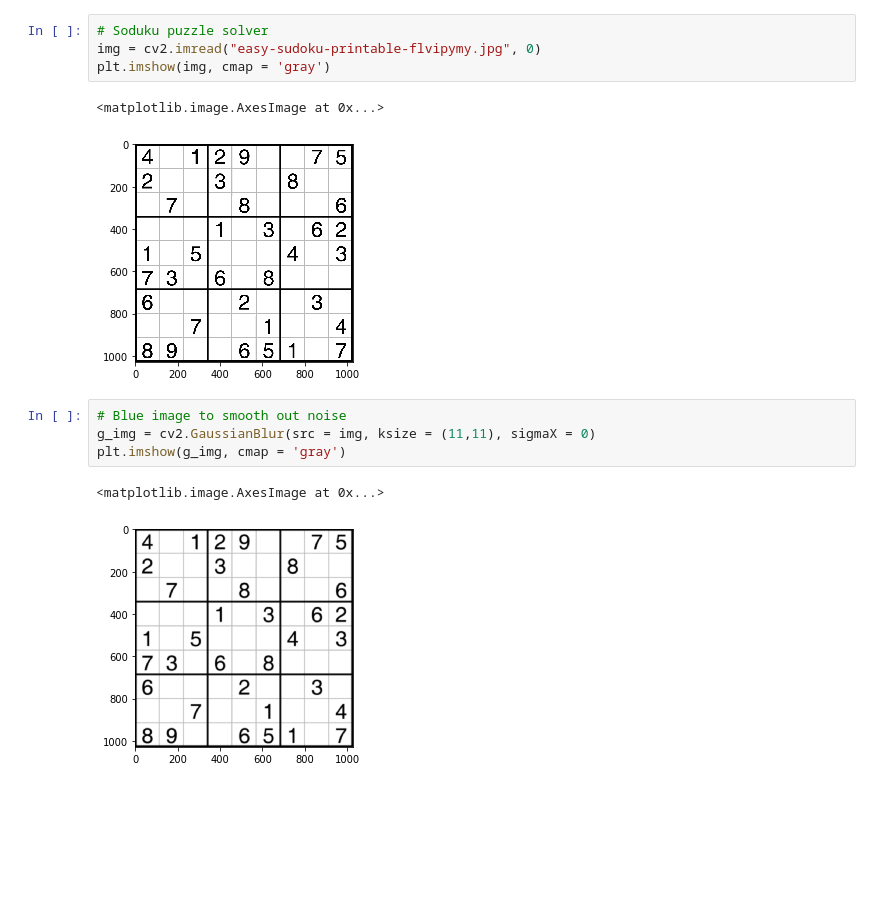
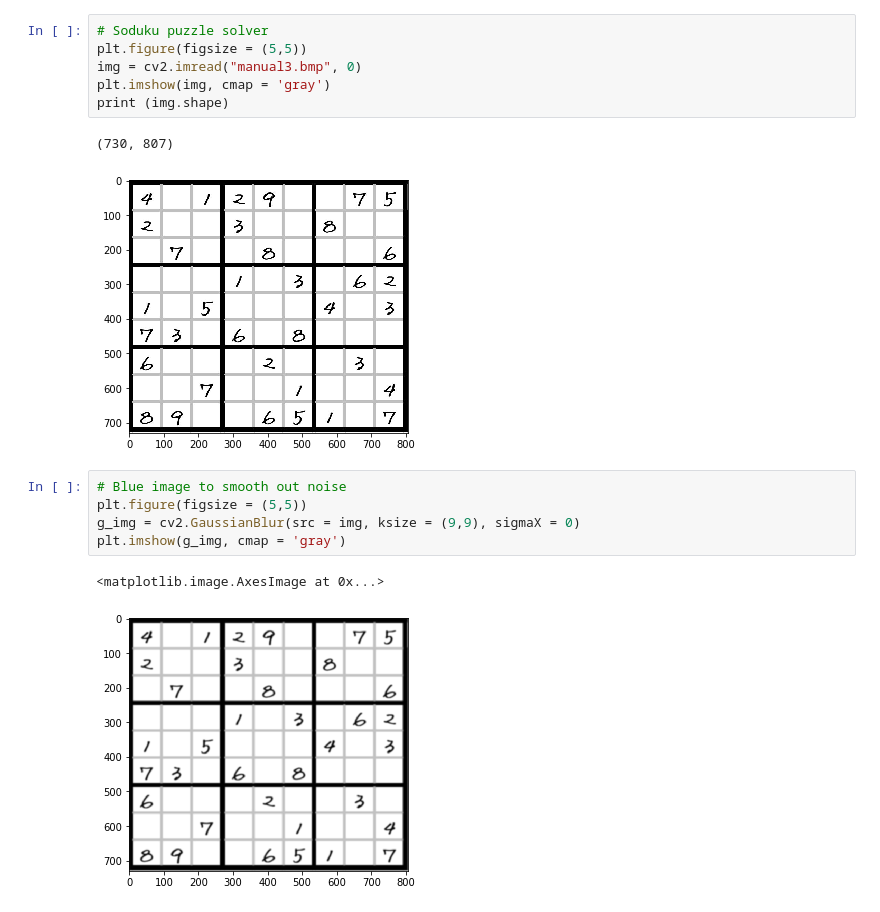
Before and after one commit to yu-zou/SudokuSolver, a Jupyter notebook: SodukuGrabber.ipynb, the cells around one changed output. Cells and saved outputs as stored; diff of their text form; blank space fills up the shorter version.

```diff
--- a/SodukuGrabber.ipynb
+++ b/SodukuGrabber.ipynb
@@ -112,18 +124,21 @@ num_epoch: 13, training loss: 0.002351, traing accuracy: 0.999382
 testing accuracy: 0.993000
 # %%
 # Soduku puzzle solver
-img = cv2.imread("easy-sudoku-printable-flvipymy.jpg", 0)
+plt.figure(figsize = (5,5))
+img = cv2.imread("manual3.bmp", 0)
 plt.imshow(img, cmap = 'gray')
+print (img.shape)
 # %% [output]
-<matplotlib.image.AxesImage at 0x...>
+(730, 807)
-[figure, old version]
+[figure, new version]
 # %%
 # Blue image to smooth out noise
-g_img = cv2.GaussianBlur(src = img, ksize = (11,11), sigmaX = 0)
+plt.figure(figsize = (5,5))
+g_img = cv2.GaussianBlur(src = img, ksize = (9,9), sigmaX = 0)
 plt.imshow(g_img, cmap = 'gray')
 # %% [output]
 <matplotlib.image.AxesImage at 0x...>
-[figure, old version]
+[figure, new version]
 # %%
 # Thresholding images
 th_img = cv2.adaptiveThreshold(g_img,255,cv2.ADAPTIVE_THRESH_GAUSSIAN_C, cv2.THRESH_BINARY,11,2)
```
Also changed, not shown: parts of 12 cells of this notebook, 10 other files.
